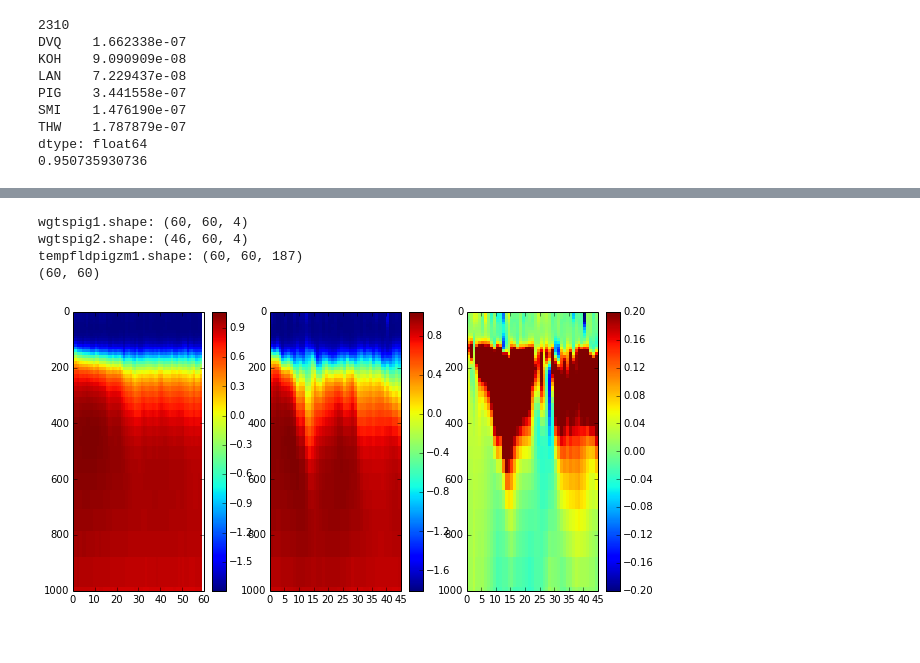
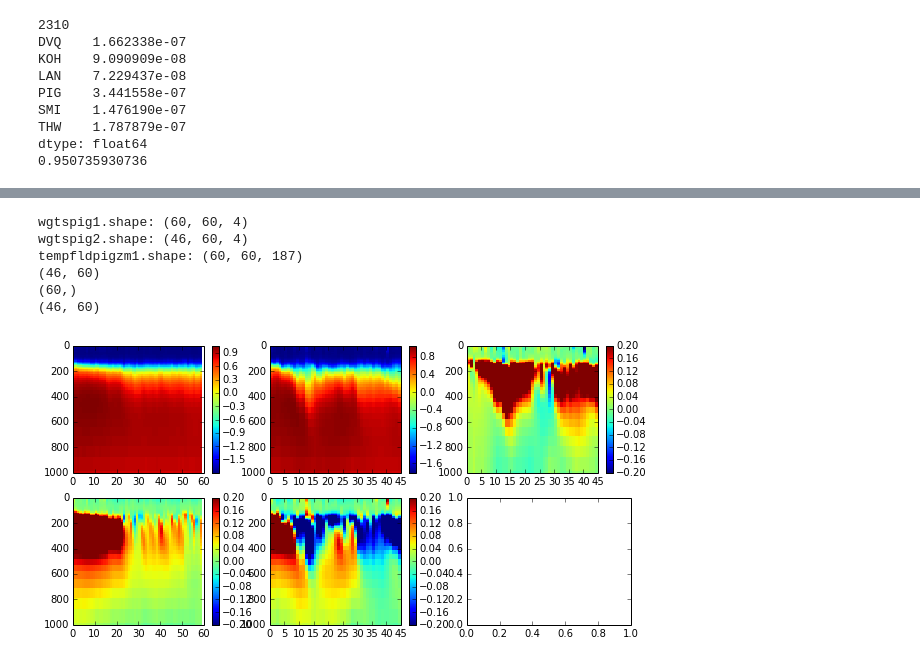
Before and after one commit to kemccusker/pyscripts, a Jupyter notebook: notebooks/ccsm4_geotimescalesfigs.ipynb, the cells around one changed output, grey strips where cells are left out. Drawn from its saved outputs; the diff is of its cells as text; code cells hidden in the pictures.

```diff
--- a/notebooks/ccsm4_geotimescalesfigs.ipynb
+++ b/notebooks/ccsm4_geotimescalesfigs.ipynb
@@ -378,6 +378,7 @@ tlon=cnc.getNCvar(fnamec,'TLONG') # full coords
 lev=cnc.getNCvar(fnamec,'z_t')
 kmt = cnc.getNCvar(fnamec,'KMT') # k Index of deepest grid cell on T grid
 tarea = cnc.getNCvar(fnamec,'TAREA')
+fldc=cnc.getNCvar(fnamec,field)
 
 piglon = range(230,281) # lon indices
 piglat = range(0,187) # lat indices
@@ -399,6 +400,12 @@ print fld2.shape
 #kmt = cnc.getNCvar(fname,'KMT') # k Index of deepest grid cell on T grid
 #tarea = cnc.getNCvar(fname,'TAREA')
 
+onelon=tlat[:,0]
+
+fldcpig=fldc[:,piglat,:]
+fldcpig=fldcpig[:,:,piglon]
+print 'fldcpig.shape: ' + str(fldcpig.shape)
+
 kmtpig=kmt[piglat,:]
 kmtpig=kmtpig[:,piglon]
 tareapig=tarea[piglat,:]
@@ -413,6 +420,7 @@ kmtpigt2 = np.tile(kmtpig,(fld2.shape[0],1,1))
 print kmtpigt2.shape
 
 tareapigt = np.tile(tareapig,(len(zt),1,1))
+print 'tareapigt.shape: ' + str(tareapigt.shape)
 tareapigtt1 = np.tile(tareapigt,(fld1.shape[0],1,1,1)) # add time dim for fld1
 tareapigtt2 = np.tile(tareapigt,(fld2.shape[0],1,1,1)) # add time dim for fld2
 
@@ -420,6 +428,10 @@ tareat = np.tile(tarea,(len(zt),1,1))
 print tareat.shape
 
 temparea=ma.zeros(tareat.shape)
+tempareapigc=ma.zeros(tareapigt.shape)
+tempfldcpig=ma.zeros(fldcpig.shape)
+print 'tempareapigc.shape: ' + str(tempareapigc.shape)
+
 tempfldpig1=ma.zeros(fld1.shape)
 tempareapig1=ma.zeros(fld1.shape)
 tempfldpig2=ma.zeros(fld2.shape)
@@ -428,6 +440,9 @@ tempareapig2=ma.zeros(fld2.shape)
 for lii,zz in enumerate(zt):
     # mask out levels below sea floor
     temparea[lii,...] = ma.masked_where(kmt <= lii,tareat[lii,...]) # this is full area
+
+    tempareapigc[lii,...]=ma.masked_where(kmtpig <= lii,tareapigt[lii,...])#pig area, no time dim
+    tempfldcpig[lii,...]=ma.masked_where(kmtpig <= lii,fldcpig[lii,...])# control pig, no time dim
 
     tempfldpig1[:,lii,...] = ma.masked_where(kmtpigt1 <= lii,fld1[:,lii,...]) # a time dimension here
     tempareapig1[:,lii,...] = ma.masked_where(kmtpigt1 <= lii, tareapigtt1[:,lii,...])# time dim too
@@ -444,6 +459,8 @@ tempfldpigzm1=ma.mean(tempfldpig1,axis=3)
 print 'tempfldpigzm1.shape: ' + str(tempfldpigzm1.shape)
 tempfldpigzm2=ma.mean(tempfldpig2,axis=3)
 print 'tempfldpigzm2.shape: ' + str(tempfldpigzm2.shape)
+
+tempfldcpigzm=ma.mean(tempfldcpig,axis=2)
 # %% [output]
 /Users/kelly/School/DATA/geo2035ensavg/TEMP.geo2035ensavg.pop.2035-2094.PIG.nc
 (60, 60, 187, 51)
@@ -456,15 +476,33 @@ print 'tempfldpigzm2.shape: ' + str(tempfldpigzm2.shape)
 tempfldpigzm1.shape: (60, 60, 187)
 tempfldpigzm2.shape: (46, 60, 187)
 # %%
-Nlim=-72   # 65 to 74 is good for pig
+Nlim=-72   # how close to "ice shelf"?
 Slim=-74
 
+# control: ==============================
+#   pick sublat range from area
+tareapigcsub = tempareapigc[:,np.logical_and(onelon<= Nlim,onelon>Slim),:] # depth x sublat x lon
+#   total area in the sublat x lon box
+totareapigxyc = ma.sum(ma.sum(tareapigcsub,axis=2),axis=1) # depth
+#   total area in the zonal dir
+totareapigxc = ma.sum(tareapigcsub,axis=2) # depth x sublat
+#   tile sublat/lon box tot area with sublat range
+totareapigxytc = np.tile(totareapigxyc,(tareapigcsub.shape[1],1))
+totareapigxytc = np.transpose(totareapigxytc,(1,0))
+#   Now weights for averaging a zonal mean, with latitude
+wgtspigc = totareapigxc / totareapigxytc
+#   Average meridionally
+avgpigc,ret1 = ma.average(tempfldcpigzm[:,np.logical_and(onelon<= Nlim,onelon>Slim)],
+                     axis=1,weights=wgtspigc,returned=True)
+
+
+# Pert runs, with time =================
 # Now pick the sublat range from tareapig and create weights
 tareapigsub1 = tempareapig1[:,:,np.logical_and(onelon<= Nlim,onelon>Slim),:] # time x depth x sublat x lon
 tareapigsub2 = tempareapig2[:,:,np.logical_and(onelon<= Nlim,onelon>Slim),:] # time x depth x sublat x lon
 ##  total area in sublat x lon box
-totareapigxy1 = ma.sum(ma.sum(tareapigy1,axis=2),axis=2) # time x depth
-totareapigxy2 = ma.sum(ma.sum(tareapigy2,axis=2),axis=2) # time x depth
+totareapigxy1 = ma.sum(ma.sum(tareapigsub1,axis=2),axis=2) # time x depth
+totareapigxy2 = ma.sum(ma.sum(tareapigsub2,axis=2),axis=2) # time x depth
 
 totareapigx1 = ma.sum(tareapigsub1,axis=3) # total area in the lon range for e/ time x depth x lat
 totareapigx2 = ma.sum(tareapigsub2,axis=3) # total area in the lon range for e/ time x depth x lat
@@ -483,7 +521,7 @@ totareapigxyt1=np.transpose(totareapigxyt1,(1,2,0)) # time x depth x lat?
 wgtspig1 = totareapigx1 / totareapigxyt1
 print 'wgtspig1.shape: ' + str(wgtspig1.shape)
 print 'wgtspig2.shape: ' + str(wgtspig2.shape)
-print 'tempfldpigzm1.shape: ' + str(tempfldpigzm.shape)
+print 'tempfldpigzm1.shape: ' + str(tempfldpigzm1.shape)
 
 # then average meridionally
 avgpig1,ret1 = ma.average(tempfldpigzm1[:,:,np.logical_and(onelon<= Nlim,onelon>Slim)],
@@ -491,41 +529,64 @@ avgpig1,ret1 = ma.average(tempfldpigzm1[:,:,np.logical_and(onelon<= Nlim,onelon>
 avgpig2,ret2 = ma.average(tempfldpigzm2[:,:,np.logical_and(onelon<= Nlim,onelon>Slim)],
                      axis=2,weights=wgtspig2,returned=True)
 
-print avgpig1.shape
+print avgpig2.shape
+print avgpigc.shape
+
+# tile control with time1 and time2
+avgpigct1 = np.tile(avgpigc,(avgpig1.shape[0],1))
+avgpigct2 = np.tile(avgpigc,(avgpig2.shape[0],1))
+print avgpigct2.shape
 # %% [output]
 wgtspig1.shape: (60, 60, 4)
 wgtspig2.shape: (46, 60, 4)
 tempfldpigzm1.shape: (60, 60, 187)
-(60, 60)
+(46, 60)
+(60,)
+(46, 60)
 # %%
 xx1=np.arange(0,avgpig1.shape[0])
 xx2=np.arange(0,avgpig2.shape[0])
 
 times1,depths1 = np.meshgrid(xx1,zt/100.) # convert to m
 times2,depths2 = np.meshgrid(xx2,zt/100.) # convert to m
 
-fig,axs=plt.subplots(1,3)
+fig,axs=plt.subplots(2,3)
 fig.set_size_inches(10,5)
-ax=axs[0]
+ax=axs[0,0]
 pc=ax.pcolor(times1,depths1,avgpig1.transpose())
 plt.colorbar(mappable=pc,ax=ax)
 ax.set_ylim((0,1000))
 ax.invert_yaxis()
 
-ax=axs[1]
+ax=axs[0,1]
 pc=ax.pcolor(times2,depths2,avgpig2.transpose())
 plt.colorbar(mappable=pc,ax=ax)
 ax.set_ylim((0,1000))
 ax.invert_yaxis()
 
-ax=axs[2]
+ax=axs[0,2]
 pc=ax.pcolor(times2,depths2,avgpig1.transpose()[:,:46]-avgpig2.transpose(),
              vmin=-.2,vmax=.2)
 plt.colorbar(mappable=pc,ax=ax)
 ax.set_ylim((0,1000))
 ax.invert_yaxis()
+
+#  ADD AS ANOMALIES FROM CONTROL
+cmin=-.2; cmax=.2
+
+ax=axs[1,0]
+pc=ax.pcolor(times1,depths1,avgpig1.transpose()-avgpigct1.transpose(),vmin=cmin,vmax=cmax)
+plt.colorbar(mappable=pc,ax=ax)
+ax.set_ylim((0,1000))
+ax.invert_yaxis()
+
+ax=axs[1,1]
+pc=ax.pcolor(times2,depths2,avgpig2.transpose()-avgpigct2.transpose(),vmin=cmin,vmax=cmax)
+plt.colorbar(mappable=pc,ax=ax)
+ax.set_ylim((0,1000))
+ax.invert_yaxis()
 # %% [output]
-[figure, old version]
+[figure, new version]
 # %%
 import cccmautils as cutl
 
```
Also changed, not shown: parts of 6 cells of this notebook.
